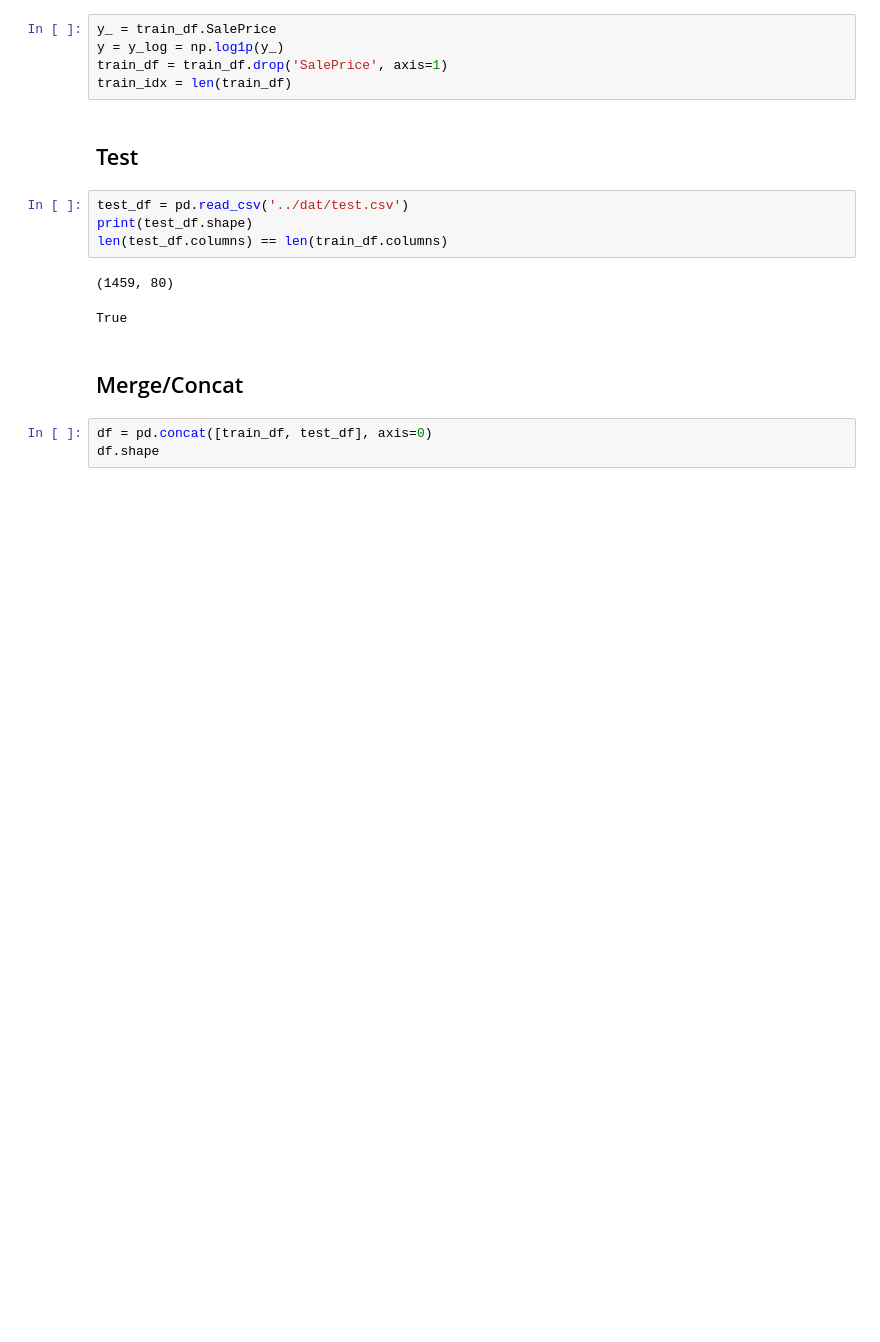
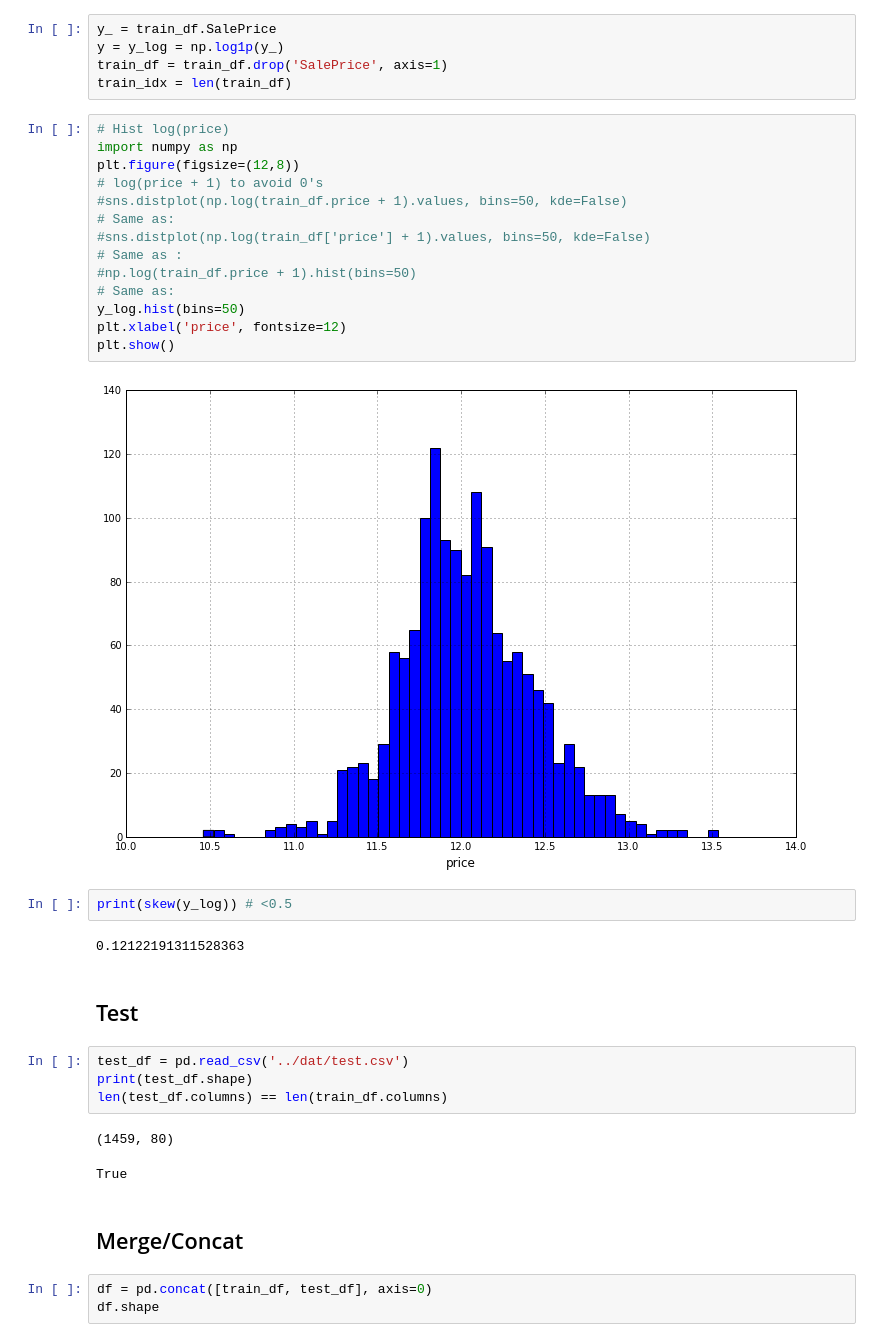
Before and after one commit to ahmadelsallab/HousePrices, a Jupyter notebook: train.ipynb, the cells around one changed output. Saved outputs shown, nothing was run; the diff lists cells and outputs as text; blank space fills up the shorter version.

```diff
--- a/train.ipynb
+++ b/train.ipynb
@@ -22,6 +76,26 @@ y_ = train_df.SalePrice
 y = y_log = np.log1p(y_)
 train_df = train_df.drop('SalePrice', axis=1)
 train_idx = len(train_df)
+# %%
+# Hist log(price)
+import numpy as np
+plt.figure(figsize=(12,8))
+# log(price + 1) to avoid 0's
+#sns.distplot(np.log(train_df.price + 1).values, bins=50, kde=False)
+# Same as:
+#sns.distplot(np.log(train_df['price'] + 1).values, bins=50, kde=False)
+# Same as :
+#np.log(train_df.price + 1).hist(bins=50)
+# Same as:
+y_log.hist(bins=50)
+plt.xlabel('price', fontsize=12)
+plt.show()
+# %% [output]
+[figure, added]
+# %%
+print(skew(y_log)) # <0.5
+# %% [output]
+0.12122191311528363
 # %% [markdown]
 ## Test
 # %%
```
Also changed, not shown: parts of 20 cells of this notebook, 1 other file.
